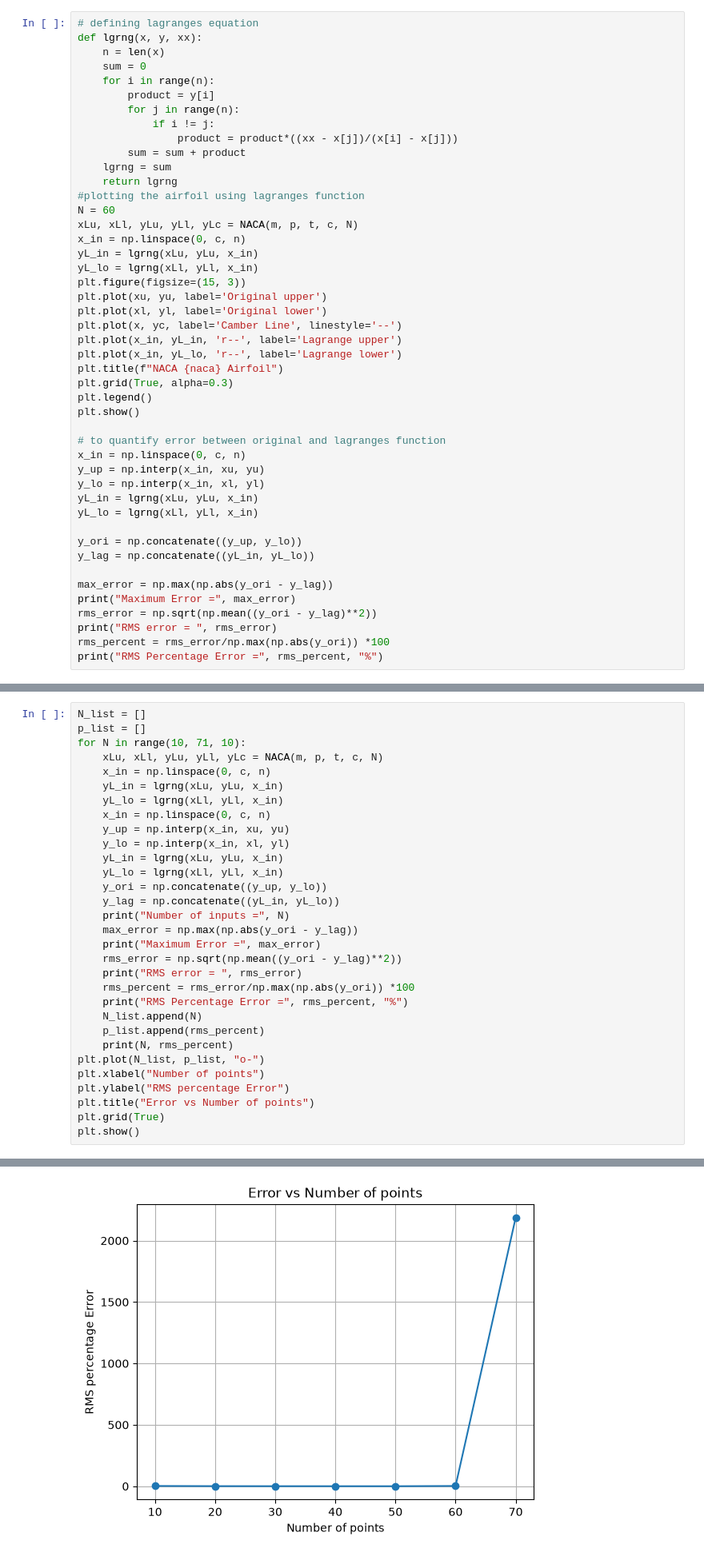
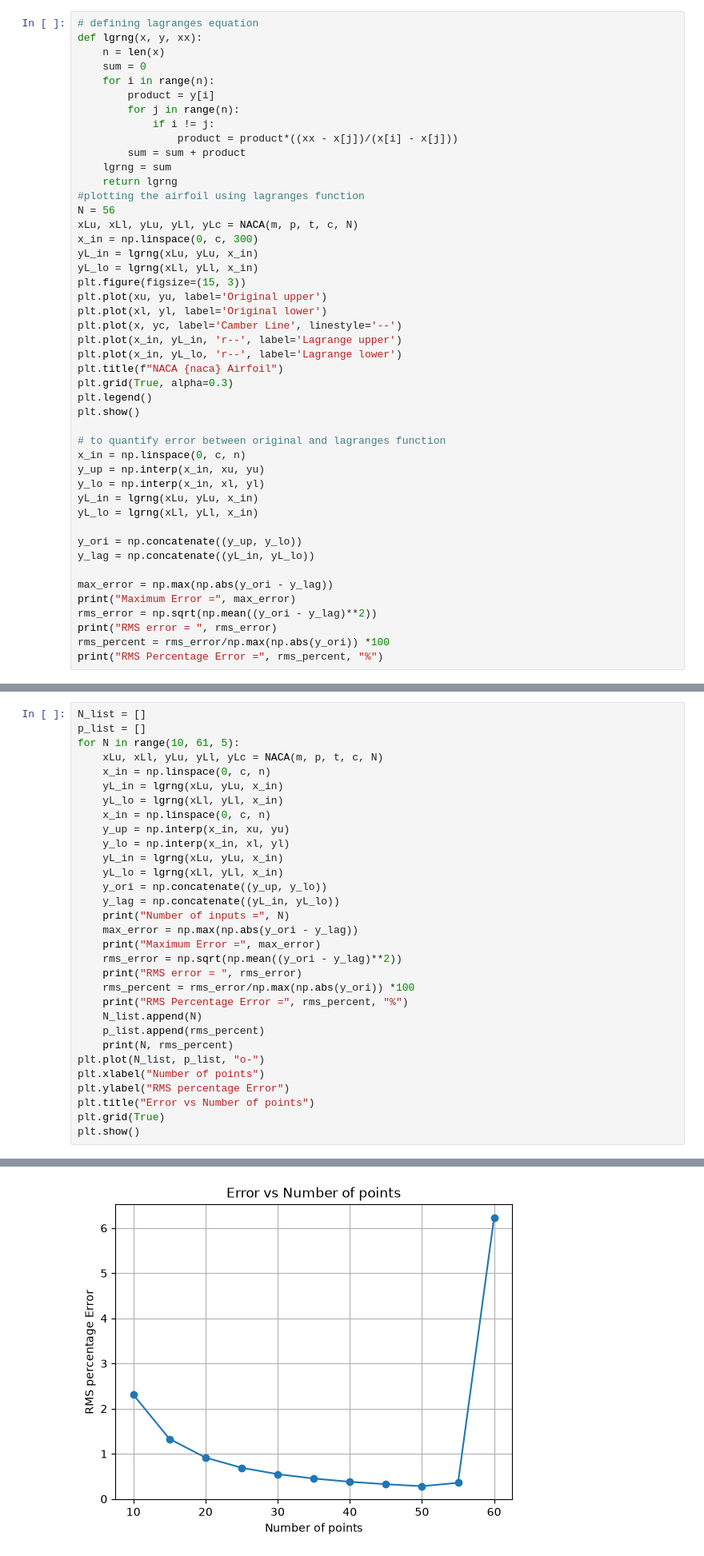
Before and after one commit to Aathi2165/AE801_2026, a Jupyter notebook: interpolation/Bheema Kalyana Raama-Interpolation.ipynb, the cells around one changed output, grey strips where cells are left out. Shown at 80% size. Saved outputs shown, nothing was run; the diff lists cells and outputs as text.

```diff
--- a/interpolation/Bheema Kalyana Raama-Interpolation.ipynb
+++ b/interpolation/Bheema Kalyana Raama-Interpolation.ipynb
@@ -156,9 +182,9 @@ def lgrng(x, y, xx):
     lgrng = sum
     return lgrng
 #plotting the airfoil using lagranges function
-N = 60
+N = 56
 xLu, xLl, yLu, yLl, yLc = NACA(m, p, t, c, N)
-x_in = np.linspace(0, c, n)
+x_in = np.linspace(0, c, 300)
 yL_in = lgrng(xLu, yLu, x_in)
 yL_lo = lgrng(xLl, yLl, x_in)
 plt.figure(figsize=(15, 3))
@@ -196,7 +222,7 @@ RMS Percentage Error = 2.2074831703955513 %
 # %%
 N_list = []
 p_list = []
-for N in range(10, 71, 10):
+for N in range(10, 61, 5):
     xLu, xLl, yLu, yLl, yLc = NACA(m, p, t, c, N)
     x_in = np.linspace(0, c, n)
     yL_in = lgrng(xLu, yLu, x_in)
@@ -245 +271 @@ RMS Percentage Error = 2188.1554248417588 %
-[figure, old version]
+[figure, new version]
```
Also changed, not shown: parts of 11 cells of this notebook.
